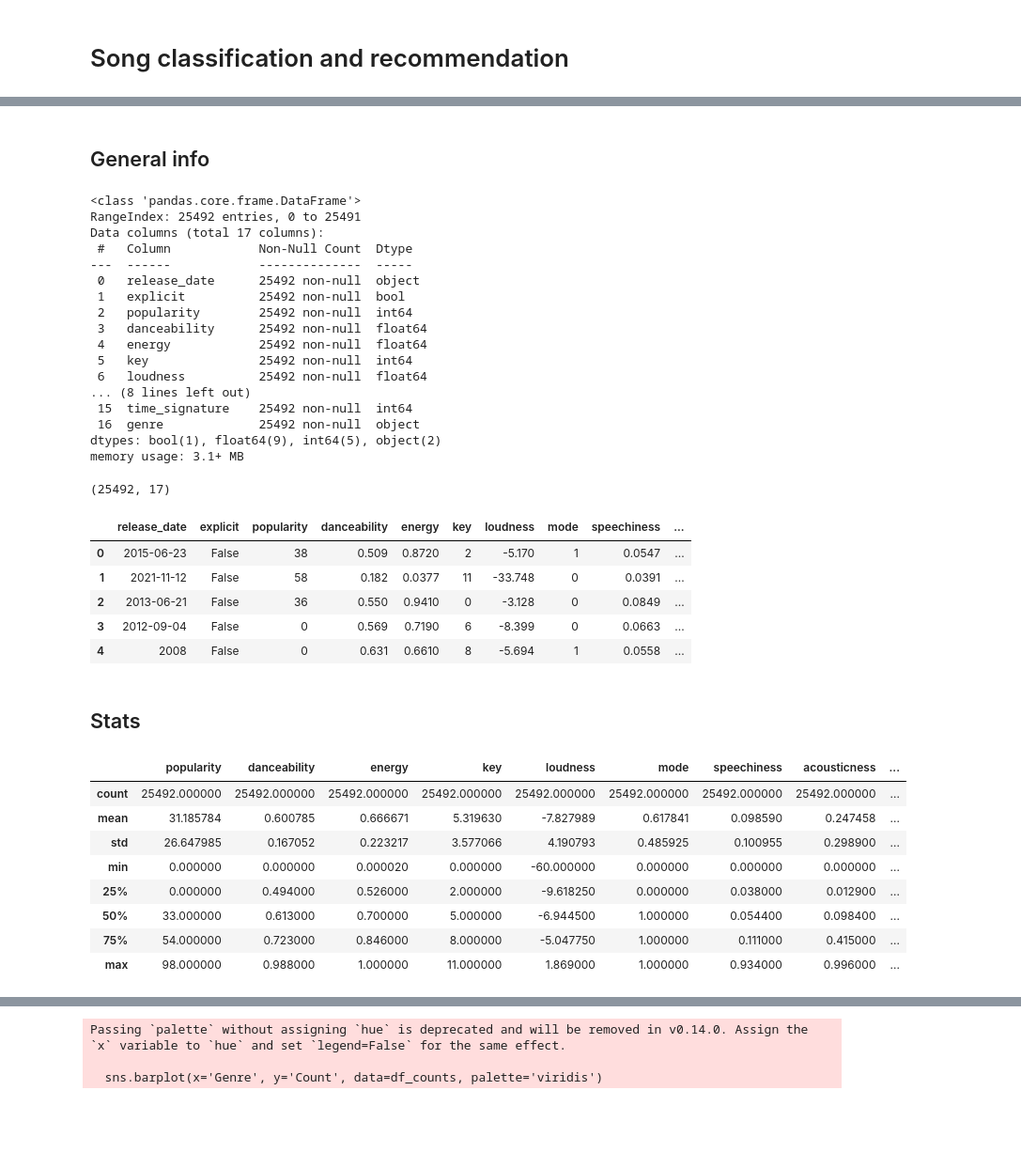
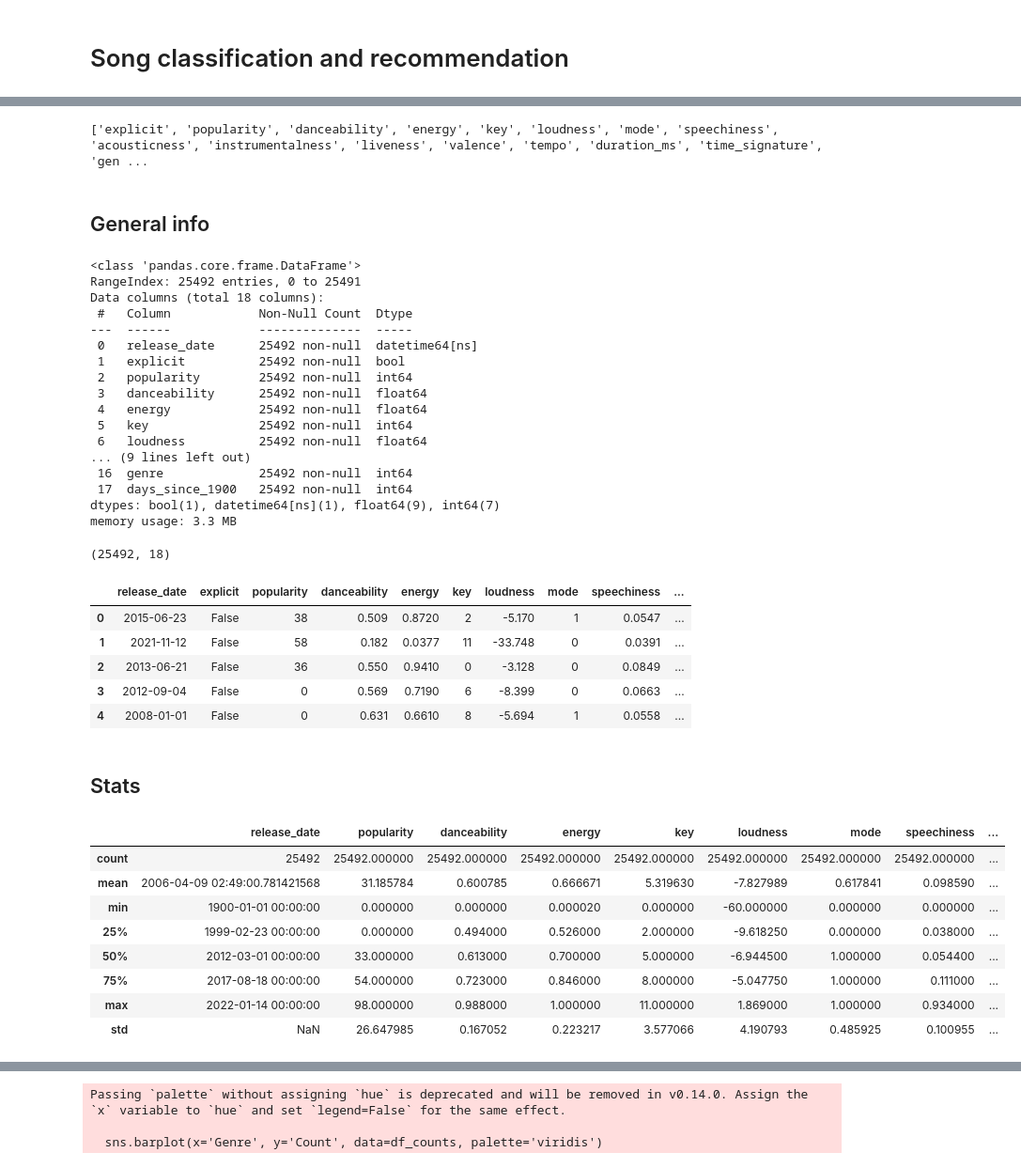
Before and after one commit to jmalfaro2019/Projet-AARES-20260202, a Jupyter notebook: part_1/notebooks/01_analysis.ipynb, the cells around one changed output, grey strips where cells are left out. Shown at 94% size. Saved outputs shown, nothing was run; the diff lists cells and outputs as text; code cells hidden in the pictures; blank space fills up the shorter version.

```diff
--- a/part_1/notebooks/01_analysis.ipynb
+++ b/part_1/notebooks/01_analysis.ipynb
@@ -11,50 +40,61 @@ df_test = pd.read_csv("../data/raw/spotify_dataset_test.csv")
+# %%
+
+FEATURES = list( df_train_copy.columns[1:] )# retirer la date pour simplifier
+print(FEATURES)
+df_train_clean = df_train_copy[FEATURES].copy()
+df_train_clean['explicit'] = df_train_clean['explicit'].astype(int)
+dummy_df = pd.get_dummies(df_train_clean)
+df_train_clean.head()
+df_train_clean.to_csv("../data/preprocessed/spotify_dataset_train.csv")
+# %% [output]
+['explicit', 'popularity', 'danceability', 'energy', 'key', 'loudness', 'mode', 'speechiness', 'acousticness', 'instrumentalness', 'liveness', 'valence', 'tempo', 'duration_ms', 'time_signature', 'gen ...
 # %% [markdown]
 ## General info
 # %%
-df_train.info()# attention mode est aussi boolean
+df_train_copy.info()# attention mode est aussi boolean
 # %% [output]
 <class 'pandas.core.frame.DataFrame'>
 RangeIndex: 25492 entries, 0 to 25491
-Data columns (total 17 columns):
+Data columns (total 18 columns):
  #   Column            Non-Null Count  Dtype
 ---  ------            --------------  -----
- 0   release_date      25492 non-null  object
+ 0   release_date      25492 non-null  datetime64[ns]
  1   explicit          25492 non-null  bool
  2   popularity        25492 non-null  int64
  3   danceability      25492 non-null  float64
  4   energy            25492 non-null  float64
  5   key               25492 non-null  int64
  6   loudness          25492 non-null  float64
-... (8 lines left out)
- 15  time_signature    25492 non-null  int64
- 16  genre             25492 non-null  object
-dtypes: bool(1), float64(9), int64(5), object(2)
-memory usage: 3.1+ MB
+... (9 lines left out)
+ 16  genre             25492 non-null  int64
+ 17  days_since_1900   25492 non-null  int64
+dtypes: bool(1), datetime64[ns](1), float64(9), int64(7)
+memory usage: 3.3 MB
 # %%
-df_train.shape
+df_train_copy.shape
 # %% [output]
-(25492, 17)
+(25492, 18)
 # %%
-df_train.head()
+df_train_copy.head()
 # %% [output]
 |  | release_date | explicit | popularity | danceability | energy | key | loudness | mode | speechiness | ... |
 | 0 | 2015-06-23 | False | 38 | 0.509 | 0.8720 | 2 | -5.170 | 1 | 0.0547 | ... |
 | 1 | 2021-11-12 | False | 58 | 0.182 | 0.0377 | 11 | -33.748 | 0 | 0.0391 | ... |
 | 2 | 2013-06-21 | False | 36 | 0.550 | 0.9410 | 0 | -3.128 | 0 | 0.0849 | ... |
 | 3 | 2012-09-04 | False | 0 | 0.569 | 0.7190 | 6 | -8.399 | 0 | 0.0663 | ... |
-| 4 | 2008 | False | 0 | 0.631 | 0.6610 | 8 | -5.694 | 1 | 0.0558 | ... |
+| 4 | 2008-01-01 | False | 0 | 0.631 | 0.6610 | 8 | -5.694 | 1 | 0.0558 | ... |
 # %% [markdown]
 ## Stats
 # %%
-df_train.describe()
+df_train_copy.describe()
 # %% [output]
-|  | popularity | danceability | energy | key | loudness | mode | speechiness | acousticness | ... |
-| count | 25492.000000 | 25492.000000 | 25492.000000 | 25492.000000 | 25492.000000 | 25492.000000 | 25492.000000 | 25492.000000 | ... |
-| mean | 31.185784 | 0.600785 | 0.666671 | 5.319630 | -7.827989 | 0.617841 | 0.098590 | 0.247458 | ... |
-| std | 26.647985 | 0.167052 | 0.223217 | 3.577066 | 4.190793 | 0.485925 | 0.100955 | 0.298900 | ... |
-| min | 0.000000 | 0.000000 | 0.000020 | 0.000000 | -60.000000 | 0.000000 | 0.000000 | 0.000000 | ... |
-| 25% | 0.000000 | 0.494000 | 0.526000 | 2.000000 | -9.618250 | 0.000000 | 0.038000 | 0.012900 | ... |
-| 50% | 33.000000 | 0.613000 | 0.700000 | 5.000000 | -6.944500 | 1.000000 | 0.054400 | 0.098400 | ... |
-| 75% | 54.000000 | 0.723000 | 0.846000 | 8.000000 | -5.047750 | 1.000000 | 0.111000 | 0.415000 | ... |
-| max | 98.000000 | 0.988000 | 1.000000 | 11.000000 | 1.869000 | 1.000000 | 0.934000 | 0.996000 | ... |
+|  | release_date | popularity | danceability | energy | key | loudness | mode | speechiness | ... |
+| count | 25492 | 25492.000000 | 25492.000000 | 25492.000000 | 25492.000000 | 25492.000000 | 25492.000000 | 25492.000000 | ... |
+| mean | 2006-04-09 02:49:00.781421568 | 31.185784 | 0.600785 | 0.666671 | 5.319630 | -7.827989 | 0.617841 | 0.098590 | ... |
+| min | 1900-01-01 00:00:00 | 0.000000 | 0.000000 | 0.000020 | 0.000000 | -60.000000 | 0.000000 | 0.000000 | ... |
+| 25% | 1999-02-23 00:00:00 | 0.000000 | 0.494000 | 0.526000 | 2.000000 | -9.618250 | 0.000000 | 0.038000 | ... |
+| 50% | 2012-03-01 00:00:00 | 33.000000 | 0.613000 | 0.700000 | 5.000000 | -6.944500 | 1.000000 | 0.054400 | ... |
+| 75% | 2017-08-18 00:00:00 | 54.000000 | 0.723000 | 0.846000 | 8.000000 | -5.047750 | 1.000000 | 0.111000 | ... |
+| max | 2022-01-14 00:00:00 | 98.000000 | 0.988000 | 1.000000 | 11.000000 | 1.869000 | 1.000000 | 0.934000 | ... |
+| std | NaN | 26.647985 | 0.167052 | 0.223217 | 3.577066 | 4.190793 | 0.485925 | 0.100955 | ... |
 # %%
```
Also changed, not shown: parts of 6 cells of this notebook.
